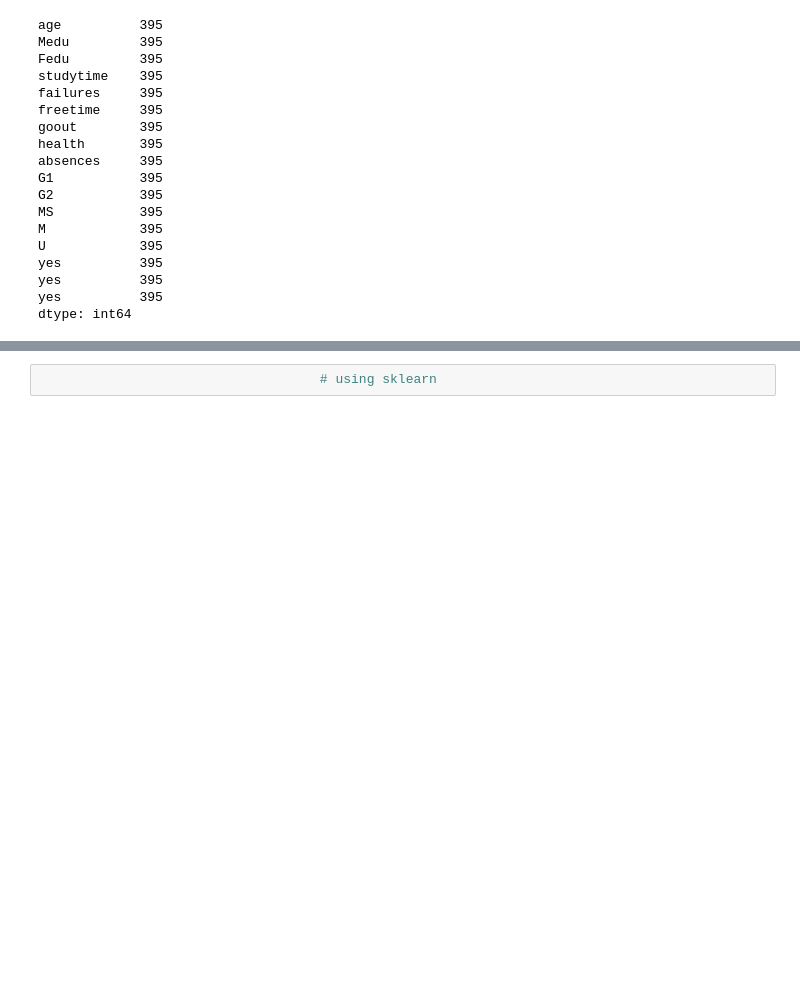
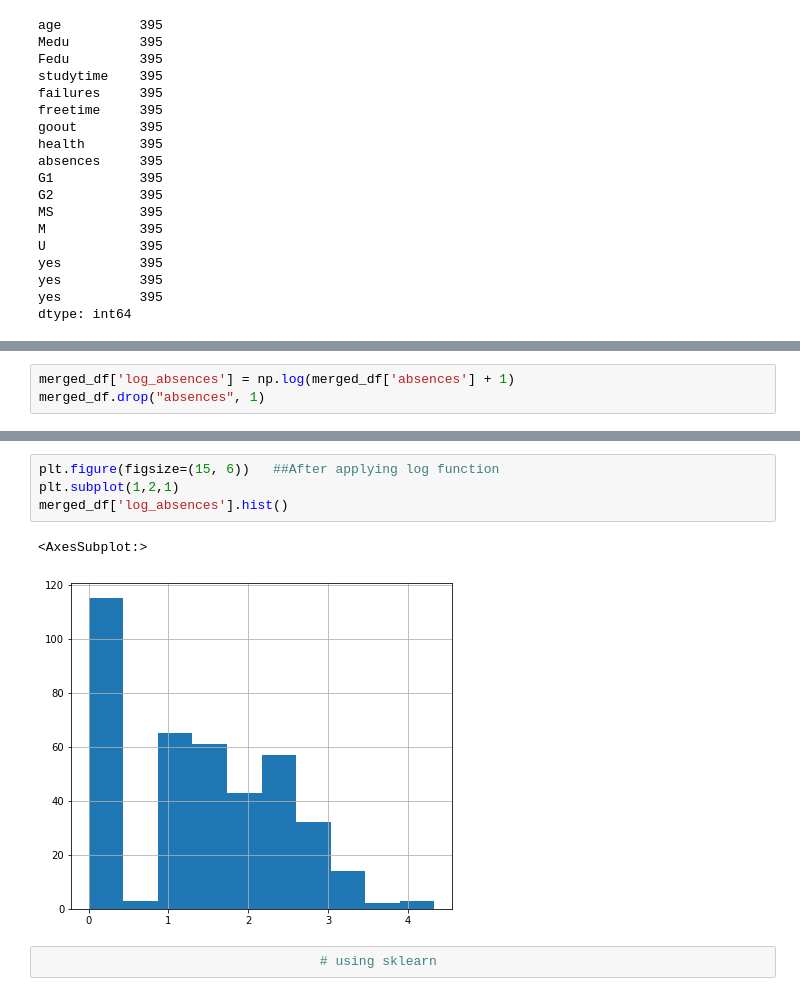
Before and after one commit to prudhvinag06/ML-from-scratch, a Jupyter notebook: studentPerformance_traintest.ipynb, the cells around one changed output, grey strips where cells are left out. Saved outputs shown, nothing was run; the diff lists cells and outputs as text; blank space fills up the shorter version.

```diff
--- a/studentPerformance_traintest.ipynb
+++ b/studentPerformance_traintest.ipynb
@@ -199,0 +207,3 @@ dtype: int64
+# %%
+merged_df['log_absences'] = np.log(merged_df['absences'] + 1)
+merged_df.drop("absences", 1)
@@ -200,3 +224,10 @@ dtype: int64
+# %%
+plt.figure(figsize=(15, 6))   ##After applying log function
+plt.subplot(1,2,1)
+merged_df['log_absences'].hist()
+# %% [output]
+<AxesSubplot:>
+[figure, added]
 # %%
                                     # using sklearn
 # %%
```
Also changed, not shown: parts of 50 cells of this notebook.
